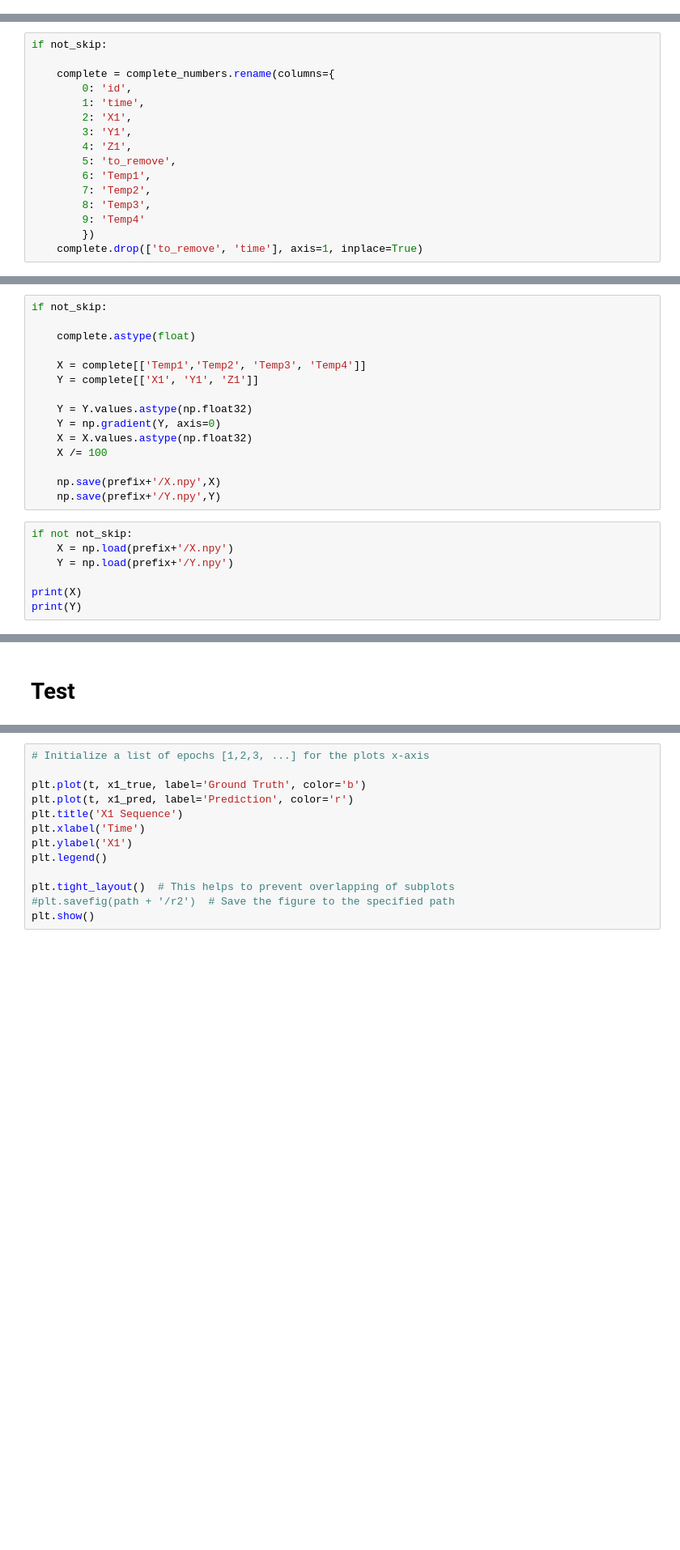
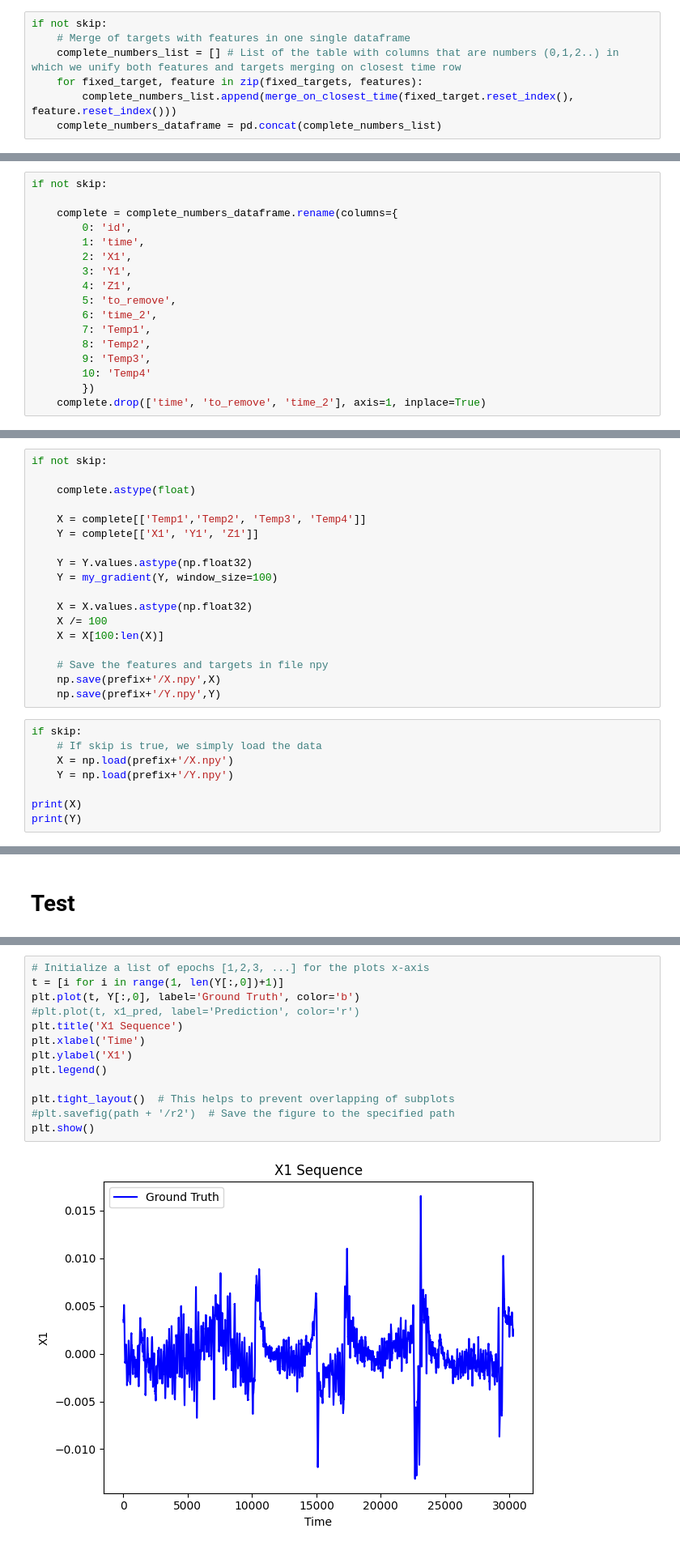
Before and after one commit to cybernetic-m/eai-project, a Jupyter notebook: notebook_exam.ipynb, the cells around one changed output, grey strips where cells are left out. Shown at 81% size. Saved outputs shown, nothing was run; the diff lists cells and outputs as text; blank space fills up the shorter version.

Commit message:
gradient better computation (denoised)

```diff
--- a/notebook_exam.ipynb
+++ b/notebook_exam.ipynb
@@ -221,0 +211,7 @@ if not_skip:
+# %%
+if not skip:
+    # Merge of targets with features in one single dataframe
+    complete_numbers_list = [] # List of the table with columns that are numbers (0,1,2..) in which we unify both features and targets merging on closest time row
+    for fixed_target, feature in zip(fixed_targets, features):
+        complete_numbers_list.append(merge_on_closest_time(fixed_target.reset_index(), feature.reset_index()))
+    complete_numbers_dataframe = pd.concat(complete_numbers_list)
@@ -222,17 +239,18 @@ if not_skip:
 # %%
-if not_skip:
+if not skip:
 
-    complete = complete_numbers.rename(columns={
+    complete = complete_numbers_dataframe.rename(columns={
         0: 'id',
         1: 'time',
         2: 'X1',
         3: 'Y1',
         4: 'Z1',
         5: 'to_remove',
-        6: 'Temp1',
-        7: 'Temp2',
-        8: 'Temp3',
-        9: 'Temp4'
+        6: 'time_2',
+        7: 'Temp1',
+        8: 'Temp2',
+        9: 'Temp3',
+        10: 'Temp4'
         })
-    complete.drop(['to_remove', 'time'], axis=1, inplace=True)
+    complete.drop(['time', 'to_remove', 'time_2'], axis=1, inplace=True)
 # %%
@@ -242,5 +278,5 @@ if not_skip:
 # %%
-if not_skip:
+if not skip:
 
     complete.astype(float)
 
@@ -248,14 +284,18 @@ if not_skip:
     Y = complete[['X1', 'Y1', 'Z1']]
 
     Y = Y.values.astype(np.float32)
-    Y = np.gradient(Y, axis=0)
+    Y = my_gradient(Y, window_size=100)
+
     X = X.values.astype(np.float32)
     X /= 100
+    X = X[100:len(X)]
 
+    # Save the features and targets in file npy
     np.save(prefix+'/X.npy',X)
     np.save(prefix+'/Y.npy',Y)
 # %%
-if not not_skip:
+if skip:
+    # If skip is true, we simply load the data
     X = np.load(prefix+'/X.npy')
     Y = np.load(prefix+'/Y.npy')
 
@@ -519,17 +563,19 @@ z1_pred = [z[2] for z in y_pred_list]
 t = [i for i in range(1, len(y_pred_list)+1)]
 # %%
 # Initialize a list of epochs [1,2,3, ...] for the plots x-axis
-
-plt.plot(t, x1_true, label='Ground Truth', color='b')
-plt.plot(t, x1_pred, label='Prediction', color='r')
+t = [i for i in range(1, len(Y[:,0])+1)]
+plt.plot(t, Y[:,0], label='Ground Truth', color='b')
+#plt.plot(t, x1_pred, label='Prediction', color='r')
 plt.title('X1 Sequence')
 plt.xlabel('Time')
 plt.ylabel('X1')
 plt.legend()
 
 plt.tight_layout()  # This helps to prevent overlapping of subplots
 #plt.savefig(path + '/r2')  # Save the figure to the specified path
 plt.show()
+# %% [output]
+[figure, added]
 # %%
 # Initialize a list of epochs [1,2,3, ...] for the plots x-axis
 
```
Also changed, not shown: parts of 24 cells of this notebook, 1 other file.
